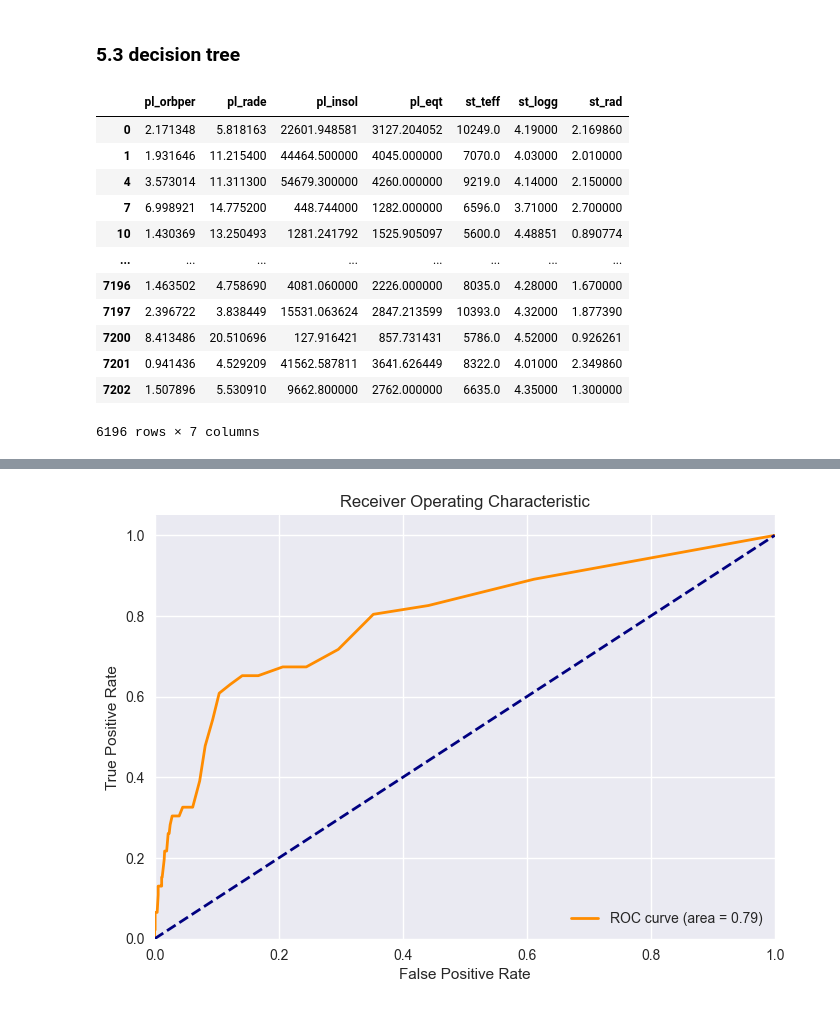
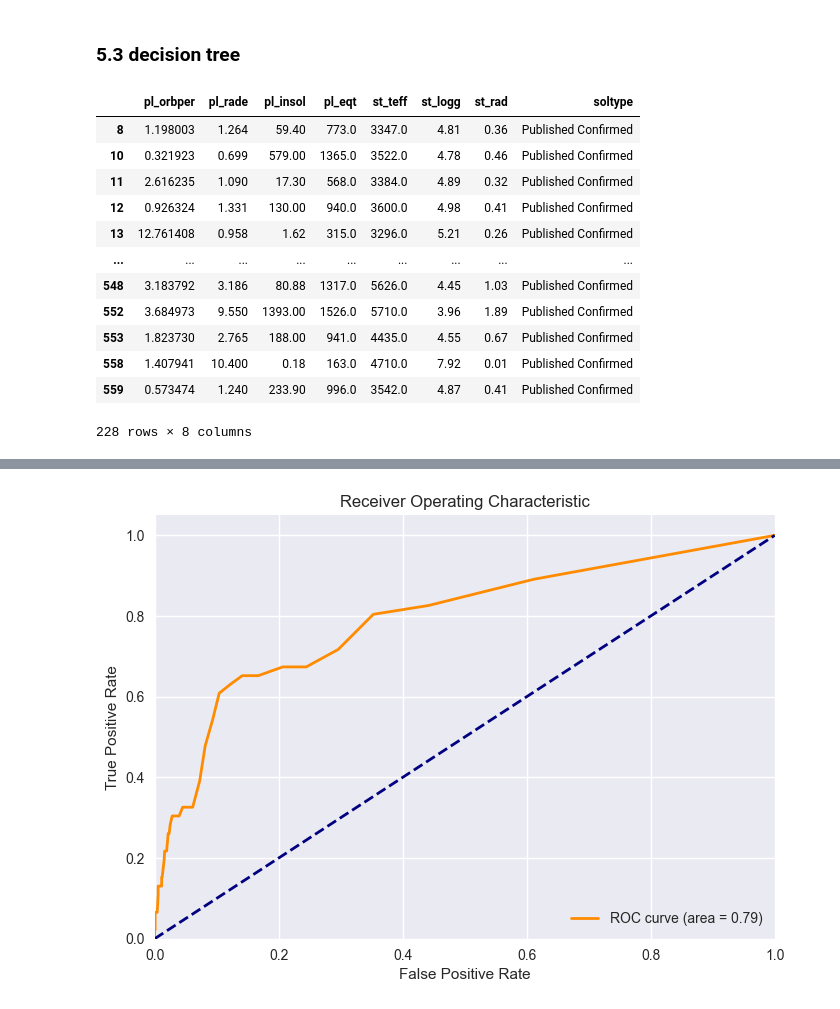
Before and after one commit to albertoseleto/exoplanets-classifier, a Jupyter notebook: thesis.ipynb, the cells around one changed output, grey strips where cells are left out. Cells and saved outputs as stored; diff of their text form; code cells hidden in the pictures.

```diff
--- a/thesis.ipynb
+++ b/thesis.ipynb
@@ -644,30 +630,32 @@ df_tess_confirmed.head()
 ### 5.3 decision tree
 # %%
 columns = [
-    'pl_orbper',      # Planet Orbital Period Value [days]
-    'pl_rade',        # Planet Radius Value [R_Earth]
-    'pl_insol',       # Planet Insolation Value [Earth flux]
-    'pl_eqt',         # Planet Equilibrium Temperature Value [K]
-    'st_teff',        # Stellar Effective Temperature Value [K]
-    'st_logg',        # Stellar log(g) Value [cm/s**2]
-    'st_rad'          # Stellar Radius Value [R_Sun]
+    'pl_orbper',      # Período Orbital do Planeta [dias]
+    'pl_rade',        # Raio do Planeta [R_Terra]
+    'pl_insol',       # Insolação do Planeta [fluxo da Terra]
+    'pl_eqt',         # Temperatura de Equilíbrio do Planeta [K]
+    'st_teff',        # Temperatura Efetiva da Estrela [K]
+    'st_logg',        # Valor log(g) da Estrela [cm/s**2]
+    'st_rad',         # Raio da Estrela [R_Sol]
+    'soltype'
 ]
+#
+df_tess_confirmed = df_tess_confirmed[columns].dropna()
 
-df_tess_confirmed = df_tess_confirmed[columns].dropna()
+#df_filter_tess_3 = df_filter_tess_2[columns].dropna()
+#df_filter_tess_3
 df_tess_confirmed
-df_filter_tess_3 = df_filter_tess_2[columns].dropna()
-df_filter_tess_3
 # %% [output]
-|  | pl_orbper | pl_rade | pl_insol | pl_eqt | st_teff | st_logg | st_rad |
-| 0 | 2.171348 | 5.818163 | 22601.948581 | 3127.204052 | 10249.0 | 4.19000 | 2.169860 |
-| 1 | 1.931646 | 11.215400 | 44464.500000 | 4045.000000 | 7070.0 | 4.03000 | 2.010000 |
-| 4 | 3.573014 | 11.311300 | 54679.300000 | 4260.000000 | 9219.0 | 4.14000 | 2.150000 |
-| 7 | 6.998921 | 14.775200 | 448.744000 | 1282.000000 | 6596.0 | 3.71000 | 2.700000 |
-| 10 | 1.430369 | 13.250493 | 1281.241792 | 1525.905097 | 5600.0 | 4.48851 | 0.890774 |
-| ... | ... | ... | ... | ... | ... | ... | ... |
-| 7196 | 1.463502 | 4.758690 | 4081.060000 | 2226.000000 | 8035.0 | 4.28000 | 1.670000 |
-| 7197 | 2.396722 | 3.838449 | 15531.063624 | 2847.213599 | 10393.0 | 4.32000 | 1.877390 |
-| 7200 | 8.413486 | 20.510696 | 127.916421 | 857.731431 | 5786.0 | 4.52000 | 0.926261 |
-| 7201 | 0.941436 | 4.529209 | 41562.587811 | 3641.626449 | 8322.0 | 4.01000 | 2.349860 |
-| 7202 | 1.507896 | 5.530910 | 9662.800000 | 2762.000000 | 6635.0 | 4.35000 | 1.300000 |
+|  | pl_orbper | pl_rade | pl_insol | pl_eqt | st_teff | st_logg | st_rad | soltype |
+| 8 | 1.198003 | 1.264 | 59.40 | 773.0 | 3347.0 | 4.81 | 0.36 | Published Confirmed |
+| 10 | 0.321923 | 0.699 | 579.00 | 1365.0 | 3522.0 | 4.78 | 0.46 | Published Confirmed |
+| 11 | 2.616235 | 1.090 | 17.30 | 568.0 | 3384.0 | 4.89 | 0.32 | Published Confirmed |
+| 12 | 0.926324 | 1.331 | 130.00 | 940.0 | 3600.0 | 4.98 | 0.41 | Published Confirmed |
+| 13 | 12.761408 | 0.958 | 1.62 | 315.0 | 3296.0 | 5.21 | 0.26 | Published Confirmed |
+| ... | ... | ... | ... | ... | ... | ... | ... | ... |
+| 548 | 3.183792 | 3.186 | 80.88 | 1317.0 | 5626.0 | 4.45 | 1.03 | Published Confirmed |
+| 552 | 3.684973 | 9.550 | 1393.00 | 1526.0 | 5710.0 | 3.96 | 1.89 | Published Confirmed |
+| 553 | 1.823730 | 2.765 | 188.00 | 941.0 | 4435.0 | 4.55 | 0.67 | Published Confirmed |
+| 558 | 1.407941 | 10.400 | 0.18 | 163.0 | 4710.0 | 7.92 | 0.01 | Published Confirmed |
+| 559 | 0.573474 | 1.240 | 233.90 | 996.0 | 3542.0 | 4.87 | 0.41 | Published Confirmed |
-6196 rows × 7 columns
+228 rows × 8 columns
```
Also changed, not shown: parts of 21 cells of this notebook.
